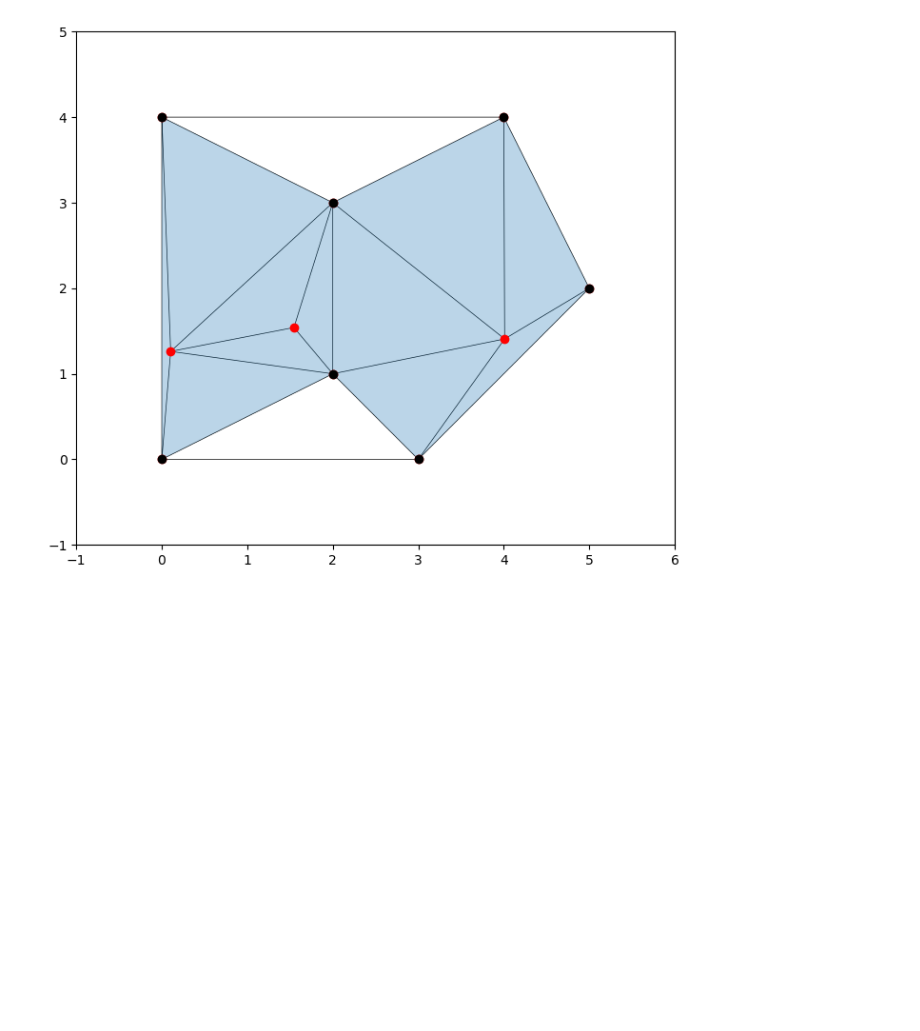
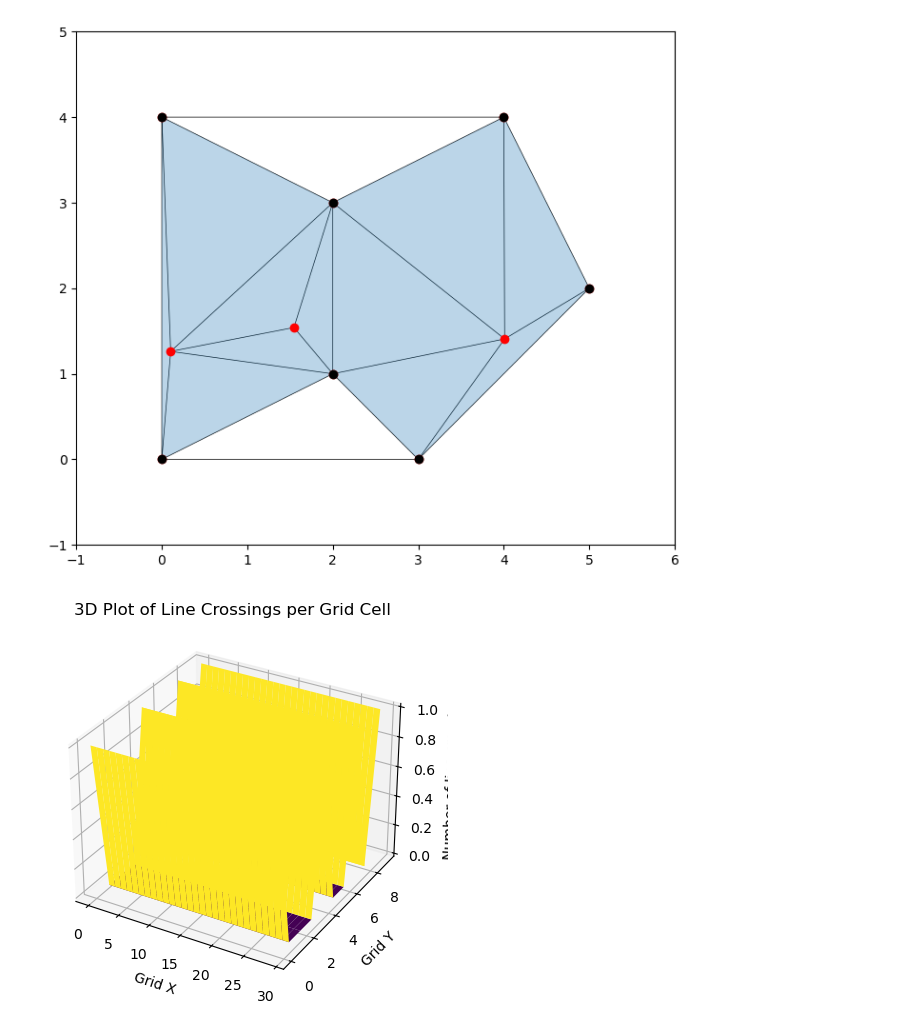
Before and after one commit to x-repos/traveltime-inversion-annealing, a Jupyter notebook: triangle.ipynb, the cells around one changed output. Saved outputs shown, nothing was run; the diff lists cells and outputs as text; code cells hidden in the pictures; blank space fills up the shorter version.

```diff
--- a/triangle.ipynb
+++ b/triangle.ipynb
@@ -42,3 +42,79 @@ plt.gca().set_aspect('equal', adjustable='box')
 plt.show()
 # %% [output]
 [figure]
+# %%
+import numpy as np
+import matplotlib.pyplot as plt
+from mpl_toolkits.mplot3d import Axes3D
+
+def device_location(n, rows, new_min=0.1, new_max=29.9, linear=False):
+    if linear:
+        return np.linspace(new_min, new_max, n)
+    else:
+        return np.sort(np.random.uniform(new_min, new_max, n))
+
+# Define the grid size
+grid_width = 1
+grid_height = 1
+
+# Define the rectangle dimensions
+rect_width = 30
+rect_height = 10
+
+# Define the number of devices and rows
+num_devices = 20
+rows = rect_height
+cols = rect_width
+
+# Generate device locations
+z = device_location(n=num_devices, rows=rows, new_min=0.1, new_max=29.9, linear=False)
+
+# Define sources and receivers
+sources = [(0, i) for i in z]
+receivers = [(cols, i) for i in z]
+
+# Define the lines as tuples (x1, y1, x2, y2) between sources and receivers
+lines = [(src[0], src[1], rcv[0], rcv[1]) for src, rcv in zip(sources, receivers)]
+
+# Create a grid
+num_bins_x = rect_width // grid_width
+num_bins_y = rect_height // grid_height
+grid = np.zeros((num_bins_y, num_bins_x))
+
+# Function to check if a line crosses a grid cell
+def line_crosses_grid_cell(x1, y1, x2, y2, cell_x, cell_y, cell_width, cell_height):
+    # Check if the line crosses the boundaries of the cell
+    return not (x1 < cell_x and x2 < cell_x or x1 > cell_x + cell_width and x2 > cell_x + cell_width or
+                y1 < cell_y and y2 < cell_y or y1 > cell_y + cell_height and y2 > cell_y + cell_height)
+
+# Count the crossings
+for line in lines:
+    x1, y1, x2, y2 = line
+    for i in range(num_bins_x):
+        for j in range(num_bins_y):
+            cell_x = i * grid_width
+            cell_y = j * grid_height
+            if line_crosses_grid_cell(x1, y1, x2, y2, cell_x, cell_y, grid_width, grid_height):
+                grid[j, i] += 1
+
+# Create a 3D plot
+x = np.arange(0, num_bins_x)
+y = np.arange(0, num_bins_y)
+x, y = np.meshgrid(x, y)
+z = grid
+
+fig = plt.figure()
+ax = fig.add_subplot(111, projection='3d')
+ax.plot_surface(x, y, z, cmap='viridis')
+
+ax.set_xlabel('Grid X')
+ax.set_ylabel('Grid Y')
+ax.set_zlabel('Number of line crossings')
+ax.set_title('3D Plot of Line Crossings per Grid Cell')
+
+plt.show()
+
+print("Grid with line crossing counts:")
+print(grid)
+# %% [output]
+[figure, added]
```
Also changed, not shown: parts of 1 cell of this notebook.
